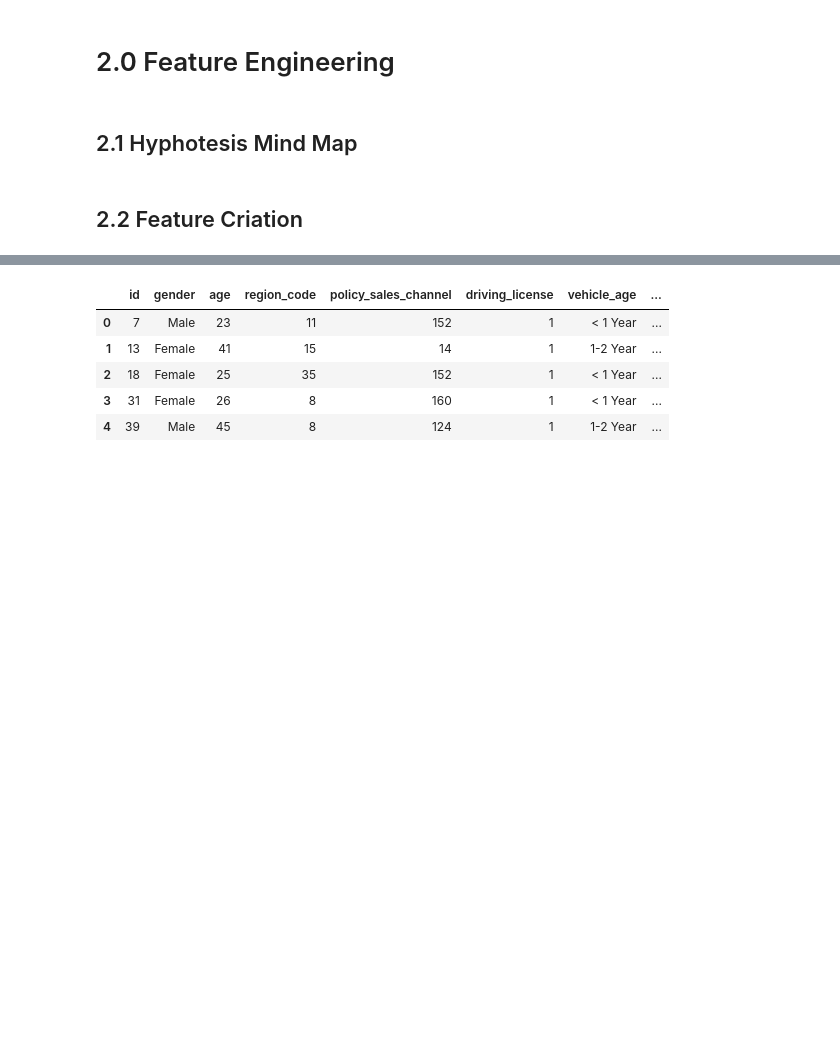
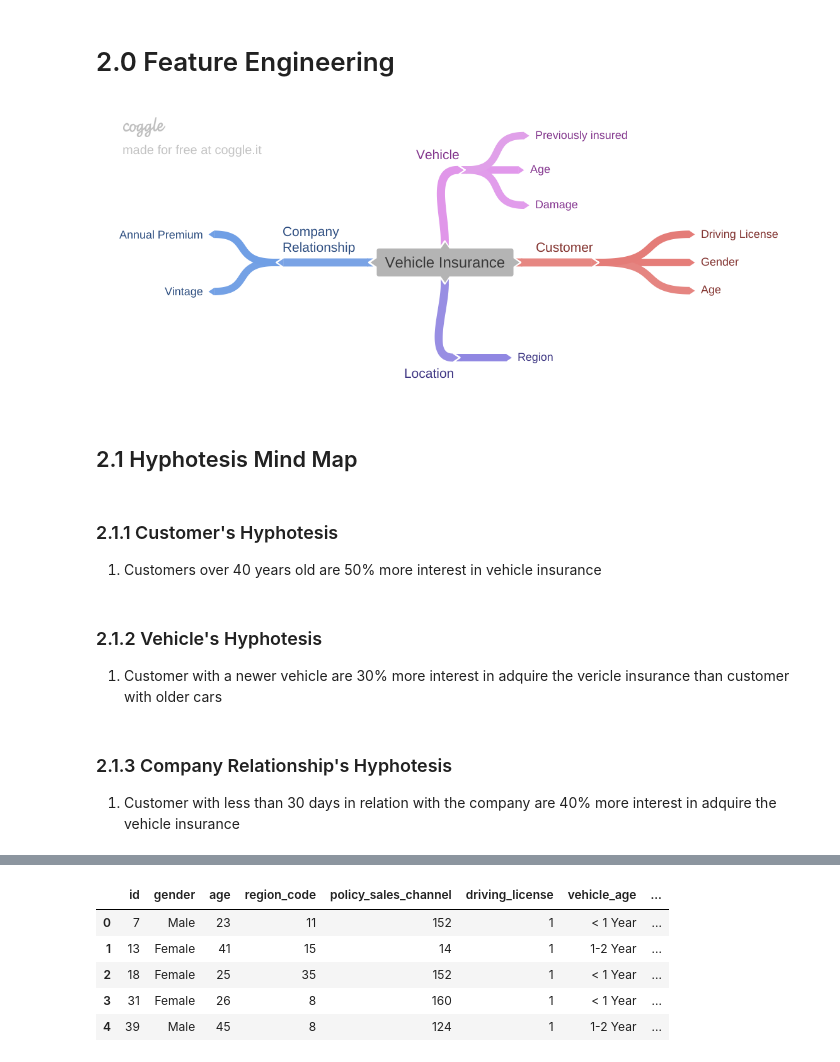
Before and after one commit to ArthurMesquita96/Insurance-Cross-Sell, a Jupyter notebook: insurance_cross_sell_notebook.ipynb, the cells around one changed output, grey strips where cells are left out. Cells and saved outputs as stored; diff of their text form; code cells hidden in the pictures; blank space fills up the shorter version.

```diff
--- a/insurance_cross_sell_notebook.ipynb
+++ b/insurance_cross_sell_notebook.ipynb
@@ -224,7 +240,21 @@ Categories: [0, 1, 2, 3, 4, 5, 6, 7, 8, 9, 10, 11, 12, 13, 14, 15, 16, 17, 18, 1
 # 2.0 Feature Engineering
 # %%
 df2 = df1.copy()
+# %%
+Image('img/Vehicle_Insurance.png')
+# %% [output]
+[figure, added]
 # %% [markdown]
 ## 2.1 Hyphotesis Mind Map
-# %% [markdown]
-## 2.2 Feature Criation
+# %% [markdown]
+### 2.1.1 Customer's Hyphotesis
+
+1. Customers over 40 years old are 50% more interest in vehicle insurance
+# %% [markdown]
+### 2.1.2 Vehicle's Hyphotesis
+
+1. Customer with a newer vehicle are 30% more interest in adquire the vericle insurance than customer with older cars
+# %% [markdown]
+### 2.1.3 Company Relationship's Hyphotesis
+
+1. Customer with less than 30 days in relation with the company are 40% more interest in adquire the vehicle insurance
```
Also changed, not shown: parts of 48 cells of this notebook, 1 other file.
